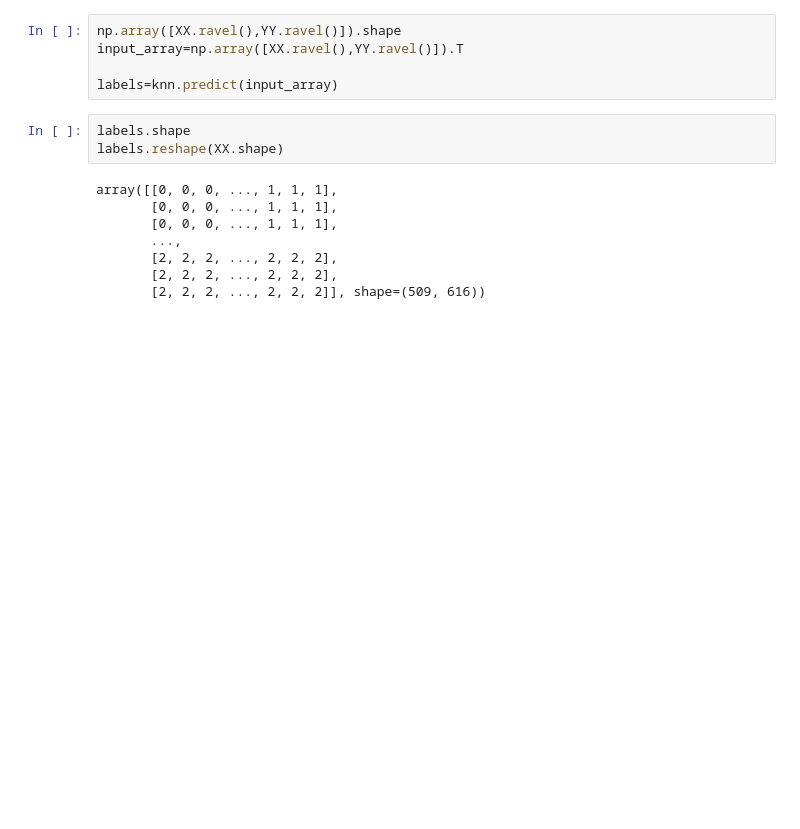
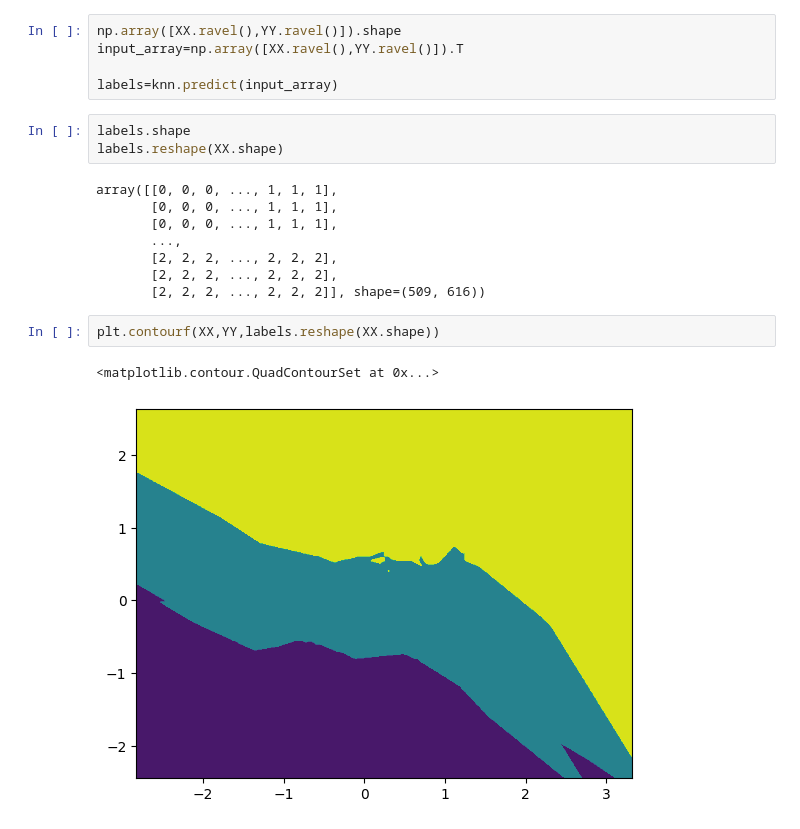
Before and after one commit to Srish09-S/ML, a Jupyter notebook: knn classifier/1.ipynb, the cells around one changed output. Saved outputs shown, nothing was run; the diff lists cells and outputs as text; blank space fills up the shorter version.

```diff
--- a/knn classifier/1.ipynb
+++ b/knn classifier/1.ipynb
@@ -227,3 +227,8 @@ array([[0, 0, 0, ..., 1, 1, 1],
        [2, 2, 2, ..., 2, 2, 2],
        [2, 2, 2, ..., 2, 2, 2],
        [2, 2, 2, ..., 2, 2, 2]], shape=(509, 616))
+# %%
+plt.contourf(XX,YY,labels.reshape(XX.shape))
+# %% [output]
+<matplotlib.contour.QuadContourSet at 0x...>
+[figure, added]
```
